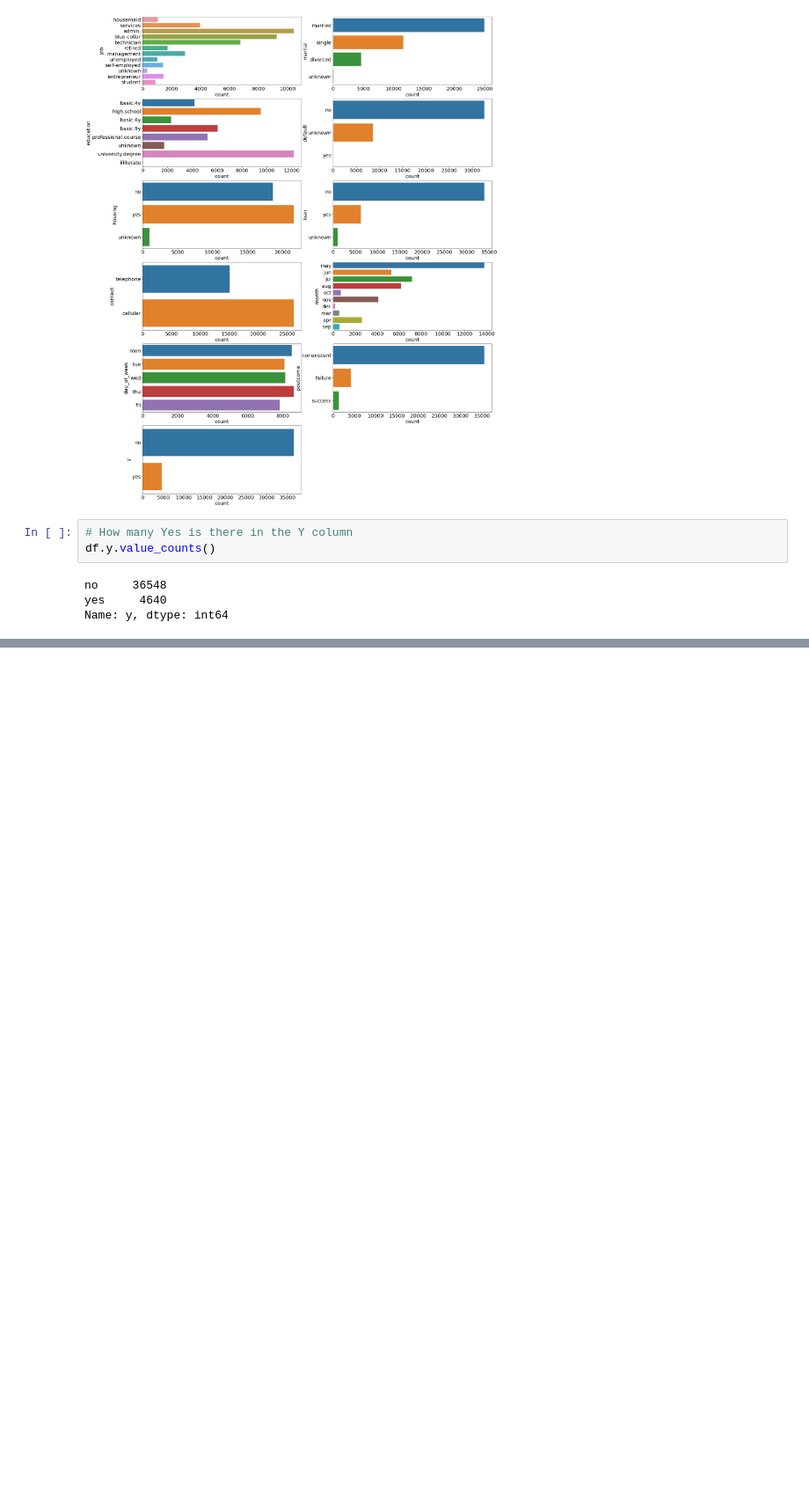
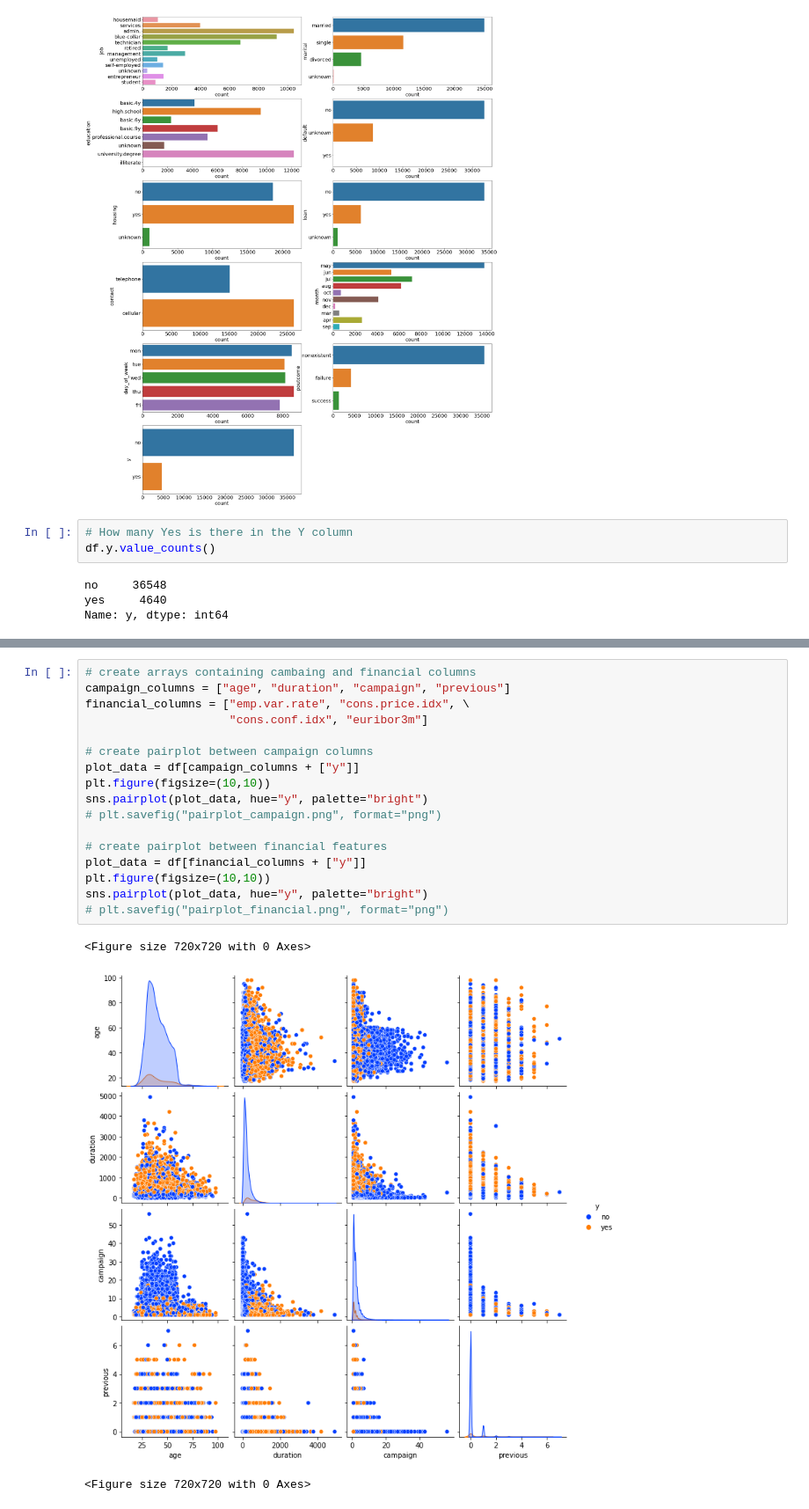
Before and after one commit to FarzinRad/Analyzing-Bank-Marketing-Campaign-Data, a Jupyter notebook: Analyzing Bank Marketing Campaign Data.ipynb, the cells around one changed output, grey strips where cells are left out. Shown: that part at 88% size. Cells and saved outputs as stored; diff of their text form; blank space fills up the shorter version.

```diff
--- a/Analyzing Bank Marketing Campaign Data.ipynb
+++ b/Analyzing Bank Marketing Campaign Data.ipynb
@@ -228,0 +354,21 @@ In the next section, I'll try to understand these data how can influence on each
+# %%
+# create arrays containing cambaing and financial columns
+campaign_columns = ["age", "duration", "campaign", "previous"]
+financial_columns = ["emp.var.rate", "cons.price.idx", \
+                     "cons.conf.idx", "euribor3m"]
+
+# create pairplot between campaign columns
+plot_data = df[campaign_columns + ["y"]]
+plt.figure(figsize=(10,10))
+sns.pairplot(plot_data, hue="y", palette="bright")
+# plt.savefig("pairplot_campaign.png", format="png")
+
+# create pairplot between financial features
+plot_data = df[financial_columns + ["y"]]
+plt.figure(figsize=(10,10))
+sns.pairplot(plot_data, hue="y", palette="bright")
+# plt.savefig("pairplot_financial.png", format="png")
+# %% [output]
+<Figure size 720x720 with 0 Axes>
+[figure, added]
+<Figure size 720x720 with 0 Axes>
```
Also changed, not shown: parts of 19 cells of this notebook.
